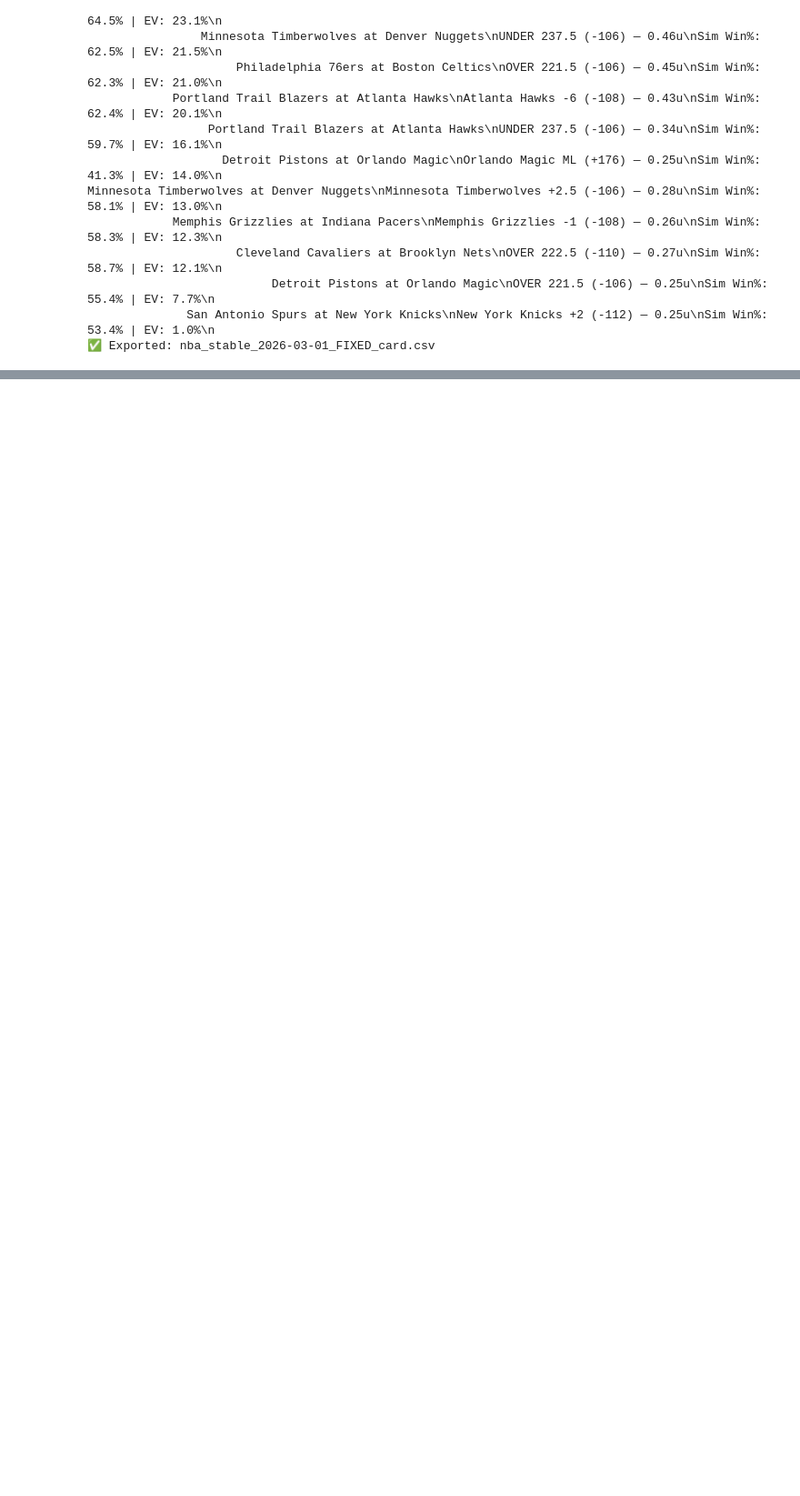
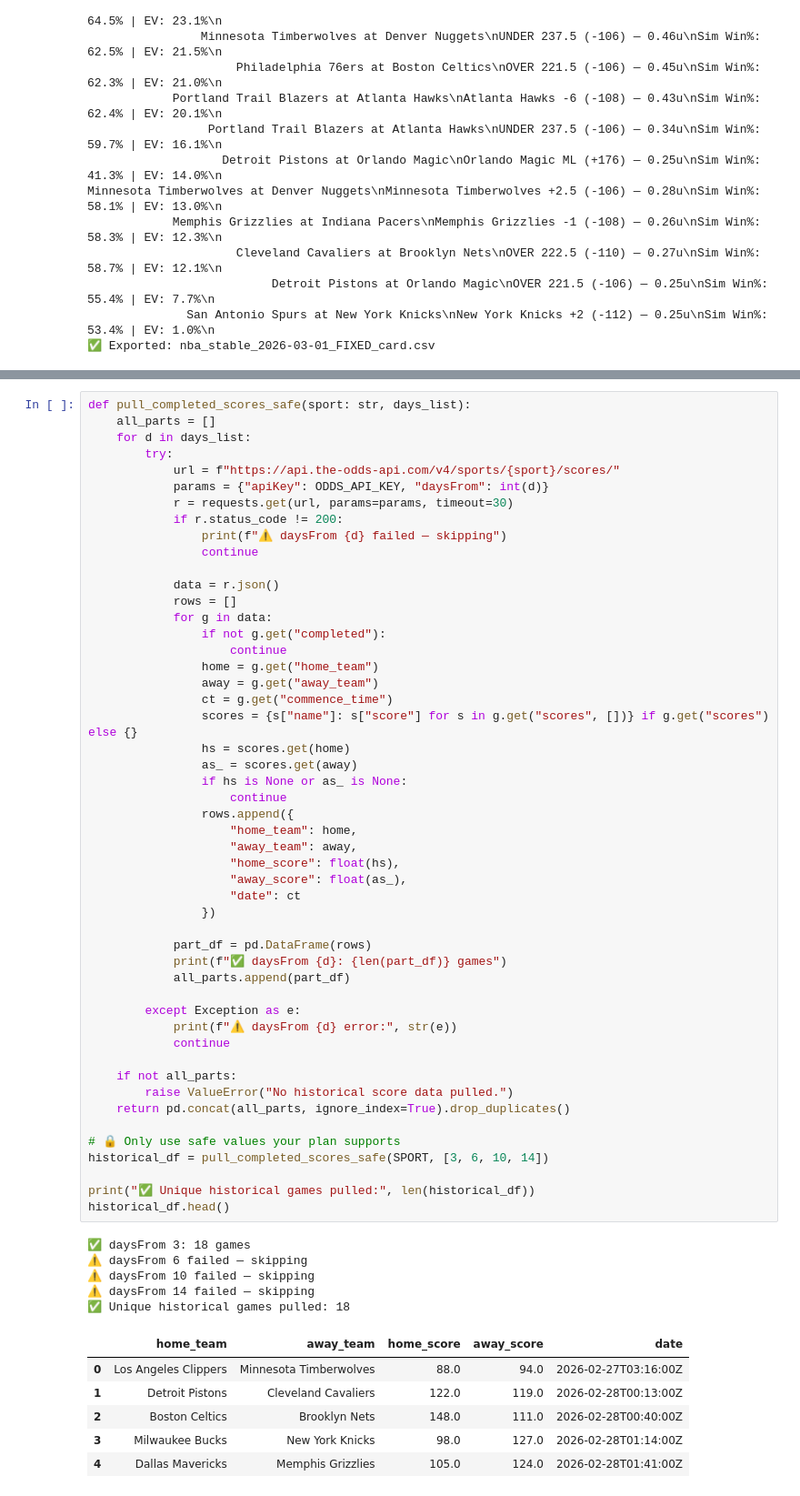
Before and after one commit to dchav12/New-stable-, a Jupyter notebook: NBA_STABLE.ipynb, the cells around one changed output, grey strips where cells are left out. Shown at 91% size. Cells and saved outputs as stored; diff of their text form; blank space fills up the shorter version.

```diff
--- a/NBA_STABLE.ipynb
+++ b/NBA_STABLE.ipynb
@@ -1168,0 +1326,62 @@ Minnesota Timberwolves at Denver Nuggets\nMinnesota Timberwolves +2.5 (-106) —
+# %%
+def pull_completed_scores_safe(sport: str, days_list):
+    all_parts = []
+    for d in days_list:
+        try:
+            url = f"https://api.the-odds-api.com/v4/sports/{sport}/scores/"
+            params = {"apiKey": ODDS_API_KEY, "daysFrom": int(d)}
+            r = requests.get(url, params=params, timeout=30)
+            if r.status_code != 200:
+                print(f"⚠ daysFrom {d} failed — skipping")
+                continue
+
+            data = r.json()
+            rows = []
+            for g in data:
+                if not g.get("completed"):
+                    continue
+                home = g.get("home_team")
+                away = g.get("away_team")
+                ct = g.get("commence_time")
+                scores = {s["name"]: s["score"] for s in g.get("scores", [])} if g.get("scores") else {}
+                hs = scores.get(home)
+                as_ = scores.get(away)
+                if hs is None or as_ is None:
+                    continue
+                rows.append({
+                    "home_team": home,
+                    "away_team": away,
+                    "home_score": float(hs),
+                    "away_score": float(as_),
+                    "date": ct
+                })
+
+            part_df = pd.DataFrame(rows)
+            print(f"✅ daysFrom {d}: {len(part_df)} games")
+            all_parts.append(part_df)
+
+        except Exception as e:
+            print(f"⚠ daysFrom {d} error:", str(e))
+            continue
+
+    if not all_parts:
+        raise ValueError("No historical score data pulled.")
+    return pd.concat(all_parts, ignore_index=True).drop_duplicates()
+
+# 🔒 Only use safe values your plan supports
+historical_df = pull_completed_scores_safe(SPORT, [3, 6, 10, 14])
+
+print("✅ Unique historical games pulled:", len(historical_df))
+historical_df.head()
+# %% [output]
+✅ daysFrom 3: 18 games
+⚠ daysFrom 6 failed — skipping
+⚠ daysFrom 10 failed — skipping
+⚠ daysFrom 14 failed — skipping
+✅ Unique historical games pulled: 18
+|  | home_team | away_team | home_score | away_score | date |
+| 0 | Los Angeles Clippers | Minnesota Timberwolves | 88.0 | 94.0 | 2026-02-27T03:16:00Z |
+| 1 | Detroit Pistons | Cleveland Cavaliers | 122.0 | 119.0 | 2026-02-28T00:13:00Z |
+| 2 | Boston Celtics | Brooklyn Nets | 148.0 | 111.0 | 2026-02-28T00:40:00Z |
+| 3 | Milwaukee Bucks | New York Knicks | 98.0 | 127.0 | 2026-02-28T01:14:00Z |
+| 4 | Dallas Mavericks | Memphis Grizzlies | 105.0 | 124.0 | 2026-02-28T01:41:00Z |
```
Also changed, not shown: parts of 12 cells of this notebook.
